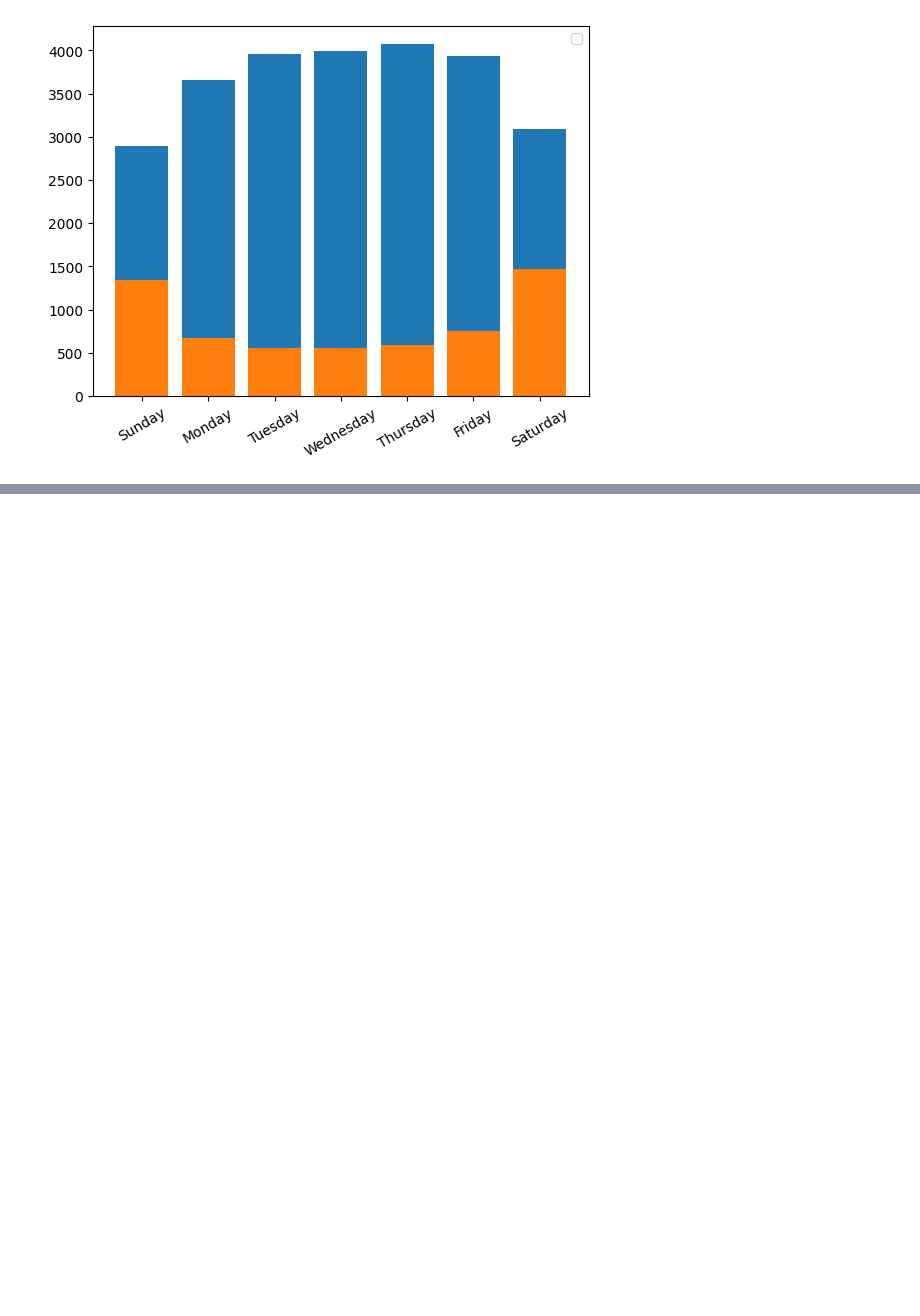
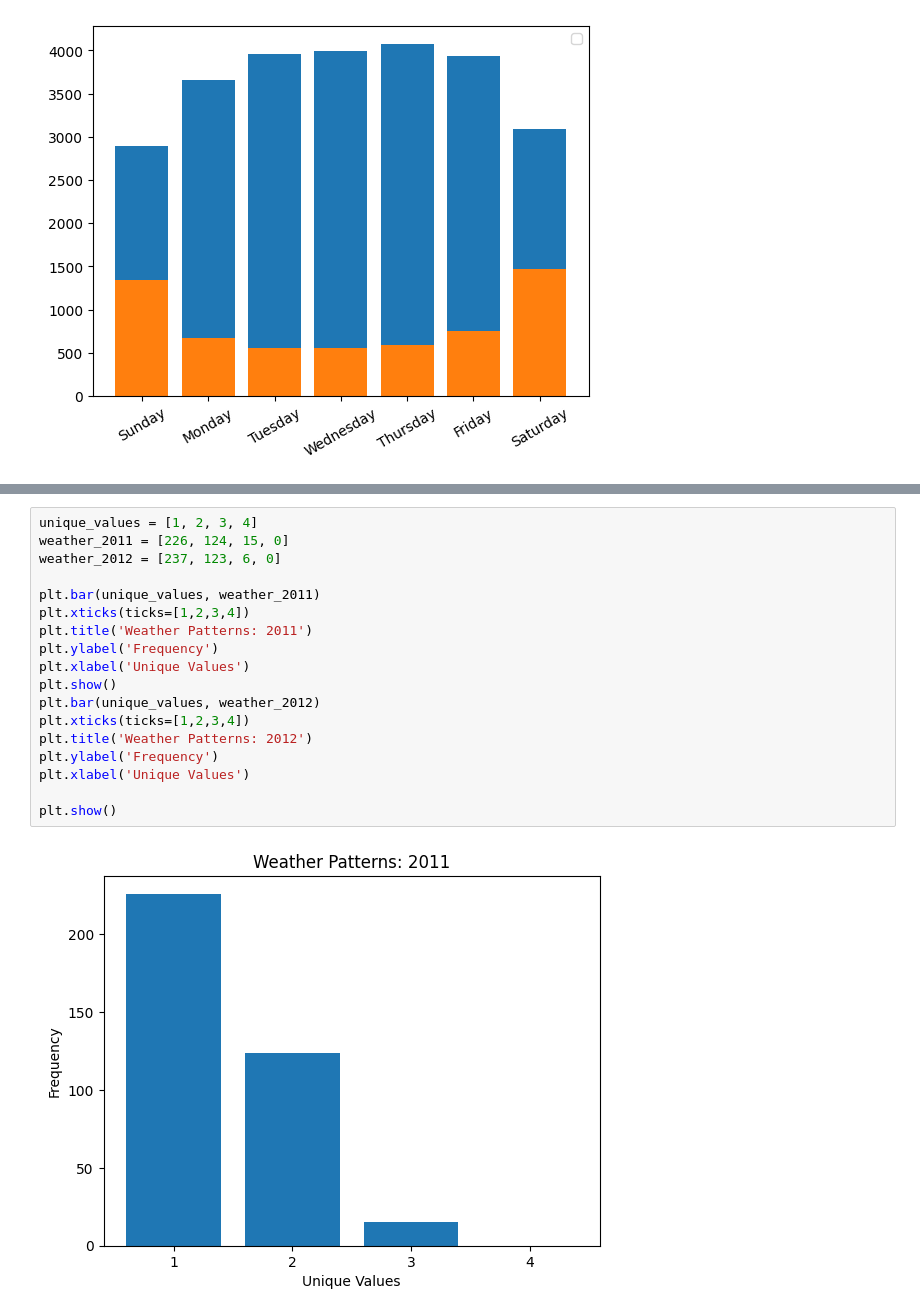
Before and after one commit to MathewLipman/Work-Samples, a Jupyter notebook: Bike_Share_Time_Series.ipynb, the cells around one changed output, grey strips where cells are left out. Saved outputs shown, nothing was run; the diff lists cells and outputs as text; blank space fills up the shorter version.

```diff
--- a/Bike_Share_Time_Series.ipynb
+++ b/Bike_Share_Time_Series.ipynb
@@ -618,0 +644,20 @@ Name: weekday, dtype: int64
+# %%
+unique_values = [1, 2, 3, 4]
+weather_2011 = [226, 124, 15, 0]
+weather_2012 = [237, 123, 6, 0]
+
+plt.bar(unique_values, weather_2011)
+plt.xticks(ticks=[1,2,3,4])
+plt.title('Weather Patterns: 2011')
+plt.ylabel('Frequency')
+plt.xlabel('Unique Values')
+plt.show()
+plt.bar(unique_values, weather_2012)
+plt.xticks(ticks=[1,2,3,4])
+plt.title('Weather Patterns: 2012')
+plt.ylabel('Frequency')
+plt.xlabel('Unique Values')
+
+plt.show()
+# %% [output]
+[figure, added]
```
Also changed, not shown: parts of 16 cells of this notebook.
